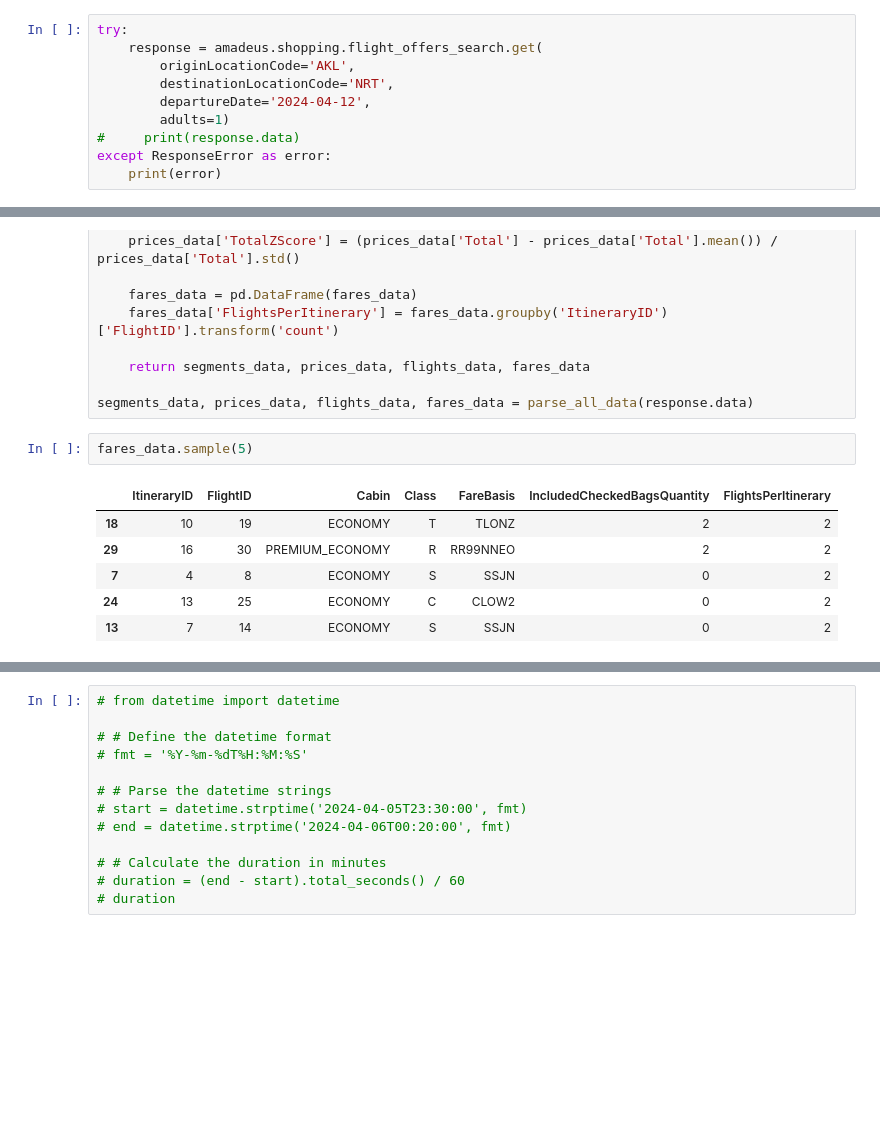
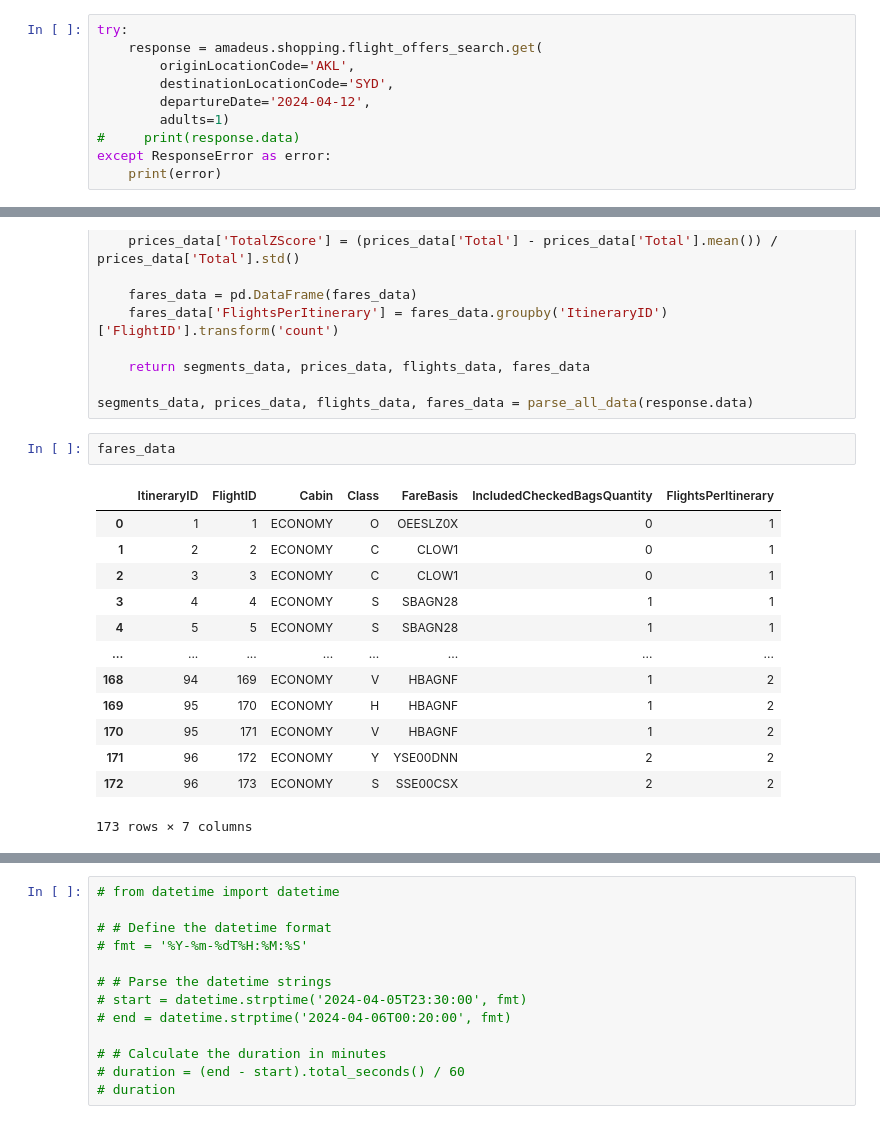
Before and after one commit to hanihatami/wtp_pilot, a Jupyter notebook: Notebooks/competitors.ipynb, the cells around one changed output, grey strips where cells are left out. Saved outputs shown, nothing was run; the diff lists cells and outputs as text; blank space fills up the shorter version.

```diff
--- a/Notebooks/competitors.ipynb
+++ b/Notebooks/competitors.ipynb
@@ -12,7 +12,7 @@ amadeus = Client(
 try:
     response = amadeus.shopping.flight_offers_search.get(
         originLocationCode='AKL',
-        destinationLocationCode='NRT',
+        destinationLocationCode='SYD',
         departureDate='2024-04-12',
         adults=1)
 #     print(response.data)
@@ -158,14 +160,21 @@ def parse_all_data(flight_data):
 
 segments_data, prices_data, flights_data, fares_data = parse_all_data(response.data)
 # %%
-fares_data.sample(5)
+fares_data
 # %% [output]
 |  | ItineraryID | FlightID | Cabin | Class | FareBasis | IncludedCheckedBagsQuantity | FlightsPerItinerary |
-| 18 | 10 | 19 | ECONOMY | T | TLONZ | 2 | 2 |
-| 29 | 16 | 30 | PREMIUM_ECONOMY | R | RR99NNEO | 2 | 2 |
-| 7 | 4 | 8 | ECONOMY | S | SSJN | 0 | 2 |
-| 24 | 13 | 25 | ECONOMY | C | CLOW2 | 0 | 2 |
-| 13 | 7 | 14 | ECONOMY | S | SSJN | 0 | 2 |
+| 0 | 1 | 1 | ECONOMY | O | OEESLZ0X | 0 | 1 |
+| 1 | 2 | 2 | ECONOMY | C | CLOW1 | 0 | 1 |
+| 2 | 3 | 3 | ECONOMY | C | CLOW1 | 0 | 1 |
+| 3 | 4 | 4 | ECONOMY | S | SBAGN28 | 1 | 1 |
+| 4 | 5 | 5 | ECONOMY | S | SBAGN28 | 1 | 1 |
+| ... | ... | ... | ... | ... | ... | ... | ... |
+| 168 | 94 | 169 | ECONOMY | V | HBAGNF | 1 | 2 |
+| 169 | 95 | 170 | ECONOMY | H | HBAGNF | 1 | 2 |
+| 170 | 95 | 171 | ECONOMY | V | HBAGNF | 1 | 2 |
+| 171 | 96 | 172 | ECONOMY | Y | YSE00DNN | 2 | 2 |
+| 172 | 96 | 173 | ECONOMY | S | SSE00CSX | 2 | 2 |
+173 rows × 7 columns
 # %%
 prices_data.sample(5)
 # %% [output]
```
Also changed, not shown: parts of 5 cells of this notebook, 1 other file.
